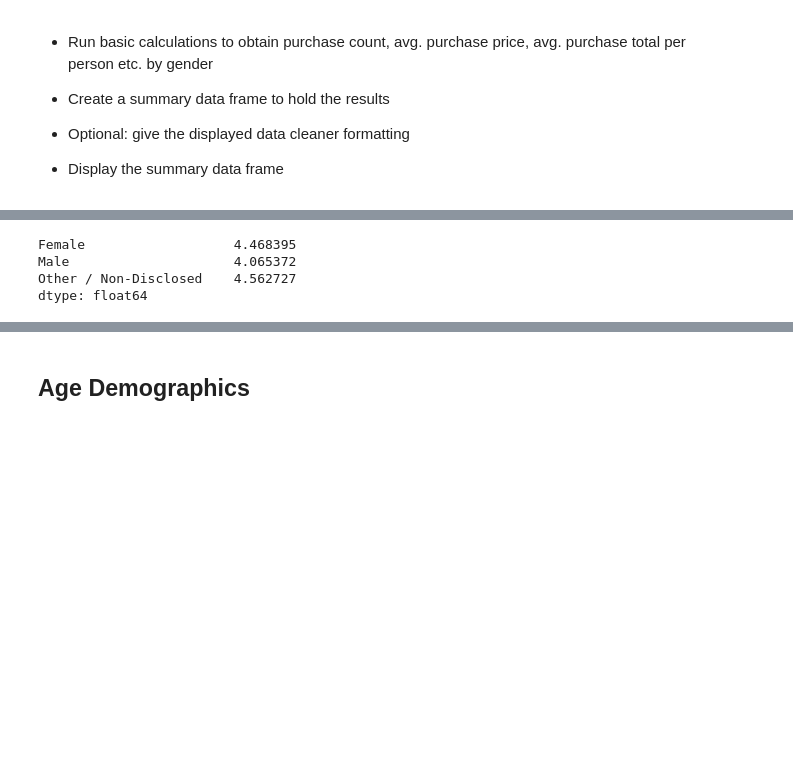
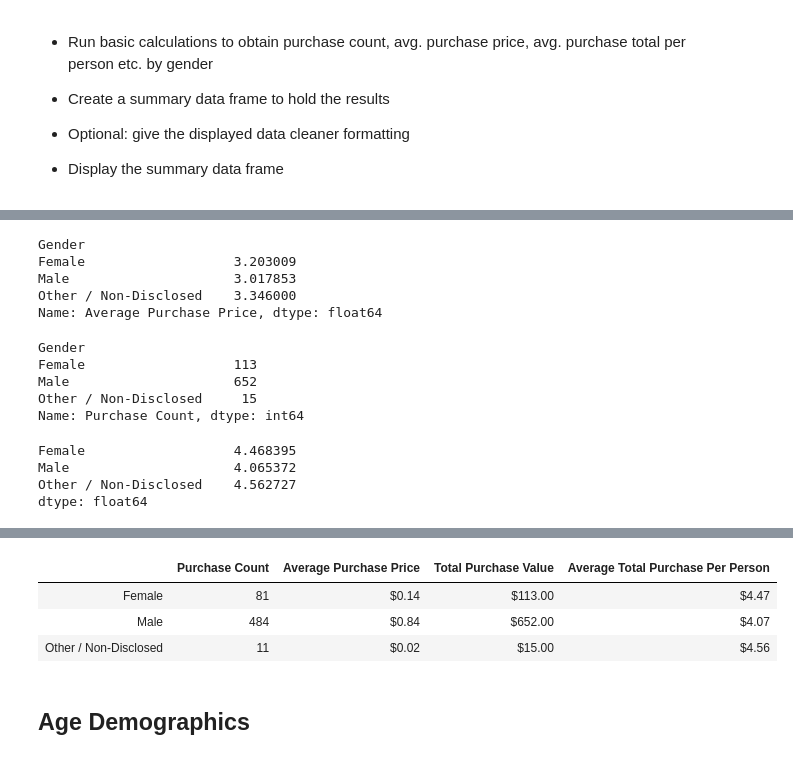
Before and after one commit to boshen119/Pandas-challenge, a Jupyter notebook: HeroesofPymoli/HeroesOfPymoli_starter.ipynb, the cells around one changed output, grey strips where cells are left out. Drawn from its saved outputs; the diff is of its cells as text; code cells hidden in the pictures; blank space fills up the shorter version.

```diff
--- a/HeroesofPymoli/HeroesOfPymoli_starter.ipynb
+++ b/HeroesofPymoli/HeroesOfPymoli_starter.ipynb
@@ -199,8 +183,10 @@ pd.DataFrame({"Purchase ID":[gender_purchase_count]})
 # %%
 #Total Purchase Value *DO NOT CHANGE*
 
-gender_purchase = total_gender_purchase_df.groupby(["Gender"]).sum()
+gender_purchase = total_gender_purchase_df.groupby(["Gender"]).sum()["Price"].rename("Total Purchase Value")
+
+
 #print(gender_purchase)
-total_gender_purchase = pd.DataFrame(gender_purchase["Price"])
-print(total_gender_purchase)
+# total_gender_purchase = pd.DataFrame(gender_purchase["Price"]).rename("Total Purchase Value")
+gender_purchase
 # %% [output]
@@ -216,9 +197,0 @@ pandas.core.series.Series
-# %%
-#Average Total Gender Purchase *DO NOT CHANGE*
-avg_total_gender_purchase = (total_gender_purchase/gender_count)
-avg_total_gender_purchase
-# %% [output]
-Female                   4.468395
-Male                     4.065372
-Other / Non-Disclosed    4.562727
-dtype: float64
@@ -235,11 +198,42 @@ for num in total_gender_purchase_value:
+# %%
+gender_average = total_gender_purchase_df.groupby(["Gender"]).mean()["Price"].rename("Average Purchase Price")
+gender_average
+# %% [output]
+Gender
+Female                   3.203009
+Male                     3.017853
+Other / Non-Disclosed    3.346000
+Name: Average Purchase Price, dtype: float64
+# %%
+gender_count_purchase = total_gender_purchase_df.groupby(["Gender"]).count()["Price"].rename("Purchase Count")
+gender_count_purchase
+# %% [output]
+Gender
+Female                   113
+Male                     652
+Other / Non-Disclosed     15
+Name: Purchase Count, dtype: int64
+# %%
+# TypeError: 'DataFrame' object is not callable??!!!!
+
+
+total_avg_purchase = gender_purchase / gender_demographics["Total Count"]
+total_avg_purchase
+# %% [output]
+Female                   4.468395
+Male                     4.065372
+Other / Non-Disclosed    4.562727
+dtype: float64
 # %%
 gender_purchasing_analysis = pd.DataFrame({"Purchase Count": gender_count,
-                                    "Average Purchase Price": gender_percentage,
-                                    "Total Purchase Value": total_gender_purchase_value,
-                                    "Average Total Purchase Per Person": avg_gender_purchase})
+                                            "Average Purchase Price": gender_percentage,
+                                           "Total Purchase Value": gender_count_purchase,
+                                            "Average Total Purchase Per Person": total_avg_purchase})
 
 
-# gender_purchasing_analysis["Purchase Count", "Average Purchase Price", "Total Purchase Value", "Average Total Purchase Per Person"]
-#= gender_purchasing_analysis[""Purchase Count", "Average Purchase Price", "Total Purchase Value", "Average Total Purchase Per Person""].map("{:,.2$}".format)
-# gender_purchasing_analysis
+gender_purchasing_analysis["Average Purchase Price"] = gender_purchasing_analysis["Average Purchase Price"].map("${:,.2f}".format)
+gender_purchasing_analysis["Total Purchase Value"] = gender_purchasing_analysis["Total Purchase Value"].map("${:,.2f}".format)
+gender_purchasing_analysis["Average Total Purchase Per Person"] = gender_purchasing_analysis["Average Total Purchase Per Person"].map("${:,.2f}".format)
+gender_purchasing_analysis["Purchase Count"]= gender_purchasing_analysis["Purchase Count"].map("{:,}".format)
+gender_purchasing_analysis
 # %% [output]
@@ -247,3 +240,7 @@ SyntaxError: unexpected EOF while parsing (<ipython-input-26-f5555318b36a>, line
+|  | Purchase Count | Average Purchase Price | Total Purchase Value | Average Total Purchase Per Person |
+| Female | 81 | $0.14 | $113.00 | $4.47 |
+| Male | 484 | $0.84 | $652.00 | $4.07 |
+| Other / Non-Disclosed | 11 | $0.02 | $15.00 | $4.56 |
 # %% [markdown]
 ## Age Demographics
 # %%
```
Also changed, not shown: parts of 19 cells of this notebook.
